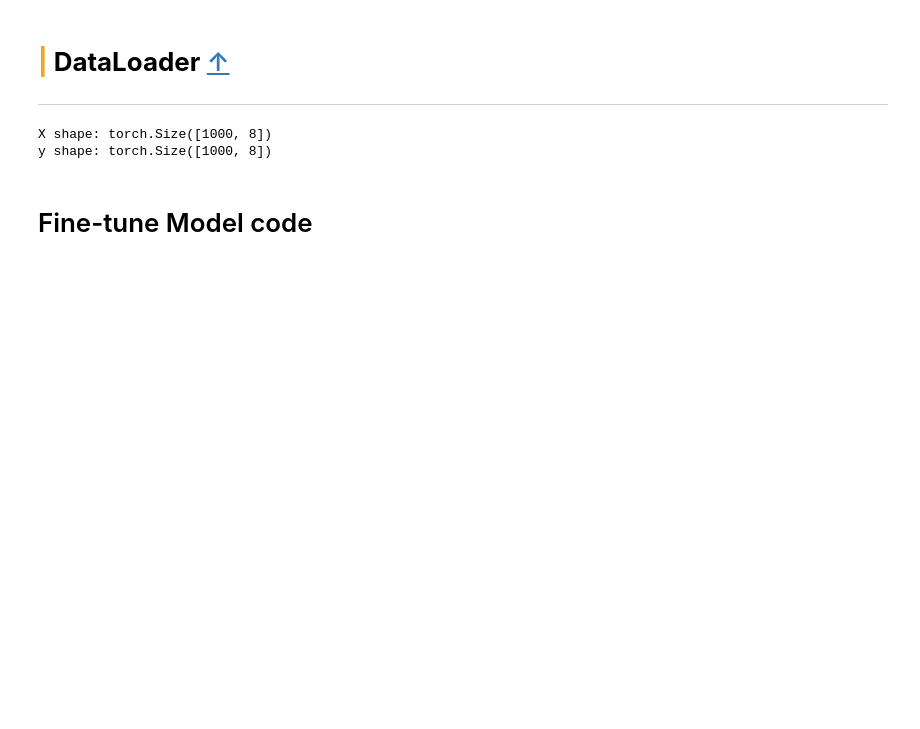
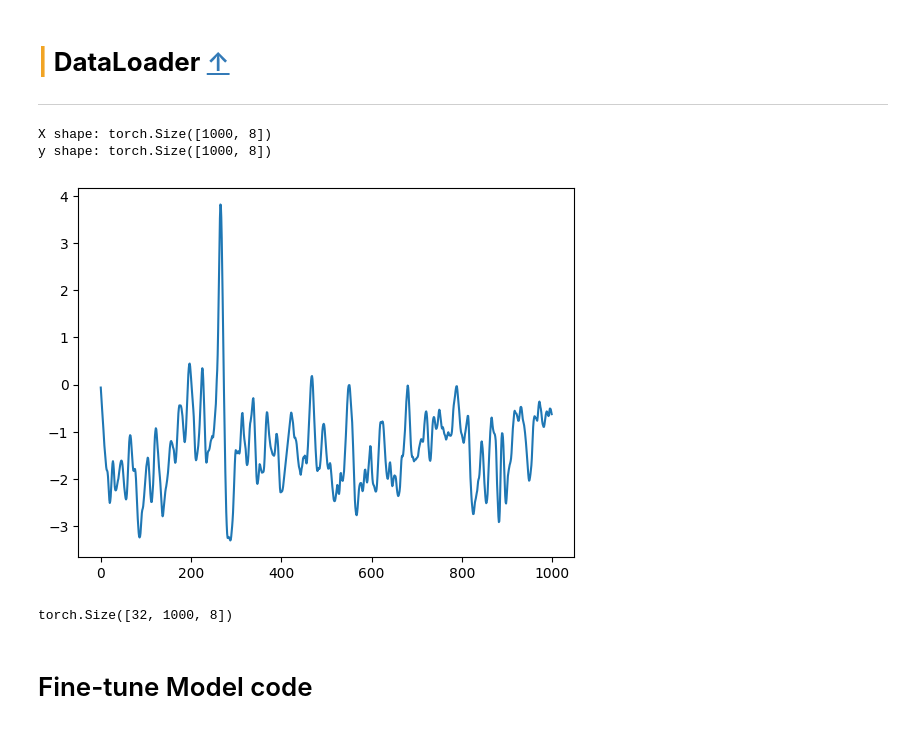
Before and after one commit to TQ07/HMS, a Jupyter notebook: copy-of-pytorch-wavenet-hms.ipynb, the cells around one changed output. Cells and saved outputs as stored; diff of their text form; code cells hidden in the pictures; blank space fills up the shorter version.

```diff
--- a/copy-of-pytorch-wavenet-hms.ipynb
+++ b/copy-of-pytorch-wavenet-hms.ipynb
@@ -30,7 +34,7 @@ device = torch.device("cuda:0" if torch.cuda.is_available() else "cpu")
 class config:
     AMP = True
     TRAIN_VAL_RATIO = 0.95
-    BATCH_SIZE_TRAIN = 7
+    BATCH_SIZE_TRAIN = 32
     BATCH_SIZE_VALID = 7
     EPOCHS = 5
     GRADIENT_ACCUMULATION_STEPS = 4
@@ -301,12 +308,12 @@ class CustomDataset(Dataset):
         """
         X, y = self.__data_generation(index)
 
-
+        if self.mode == 'pretrain':
+            y = X[np.random.randint(low=0, high=self.downsample)::self.downsample,:]
 
         X = X[np.random.randint(low=0, high=self.downsample)::self.downsample,:] # used to scaled down 10000 samples to 2000 samples by taking every 5th row
         # that was sequence[start:stop:step]
-        if self.mode == 'pretrain':
-            y = y[np.random.randint(low=0, high=self.downsample)::self.downsample,:]
+
 
         output = {
             "X": torch.tensor(X, dtype=torch.float32),
@@ -319,7 +326,7 @@ class CustomDataset(Dataset):
         X = np.zeros((10_000, 8), dtype='float32')
 
         if self.mode == 'pretrain':
-            y = np.zeros((int(10000/self.downsample), 8), dtype='float32') # may need further modifications if not using 10000
+            y = 'rizz'
         if self.mode == 'train':
             y = np.zeros(6, dtype='float32')
         data = self.eegs[row.eeg_id] # get the eeg
@@ -344,10 +351,9 @@ class CustomDataset(Dataset):
         # === Butter Low-pass Filter ===
         X = butter_lowpass_filter(X)
 
+
         if self.mode == 'train':
             y = row[label_cols].values.astype(np.float32)
-        if self.mode == 'pretrain':
-            y = X
 
         return X, y
 # %% [markdown]
@@ -357,15 +363,21 @@ class CustomDataset(Dataset):
 # %%
 train_dataset = CustomDataset(train_df, config, mode="pretrain")
 train_loader = DataLoader(
     train_dataset,
     batch_size=config.BATCH_SIZE_TRAIN,
     shuffle=False,
     num_workers=config.NUM_WORKERS, pin_memory=True, drop_last=True
 )
 output = train_dataset[0]
 X, y = output["X"], output["y"]
 print(f"X shape: {X.shape}")
 print(f"y shape: {y.shape}")
+
+plt.plot(X[:, 0])
+
+X = X.unsqueeze(0)
+X = X.to(device)
 # %% [output]
 X shape: torch.Size([1000, 8])
 y shape: torch.Size([1000, 8])
+[figure, added]
@@ -371,0 +388,4 @@ y shape: torch.Size([1000, 8])
+# %%
+large_x['X'].shape
+# %% [output]
+torch.Size([32, 1000, 8])
```
Also changed, not shown: parts of 27 cells of this notebook.
